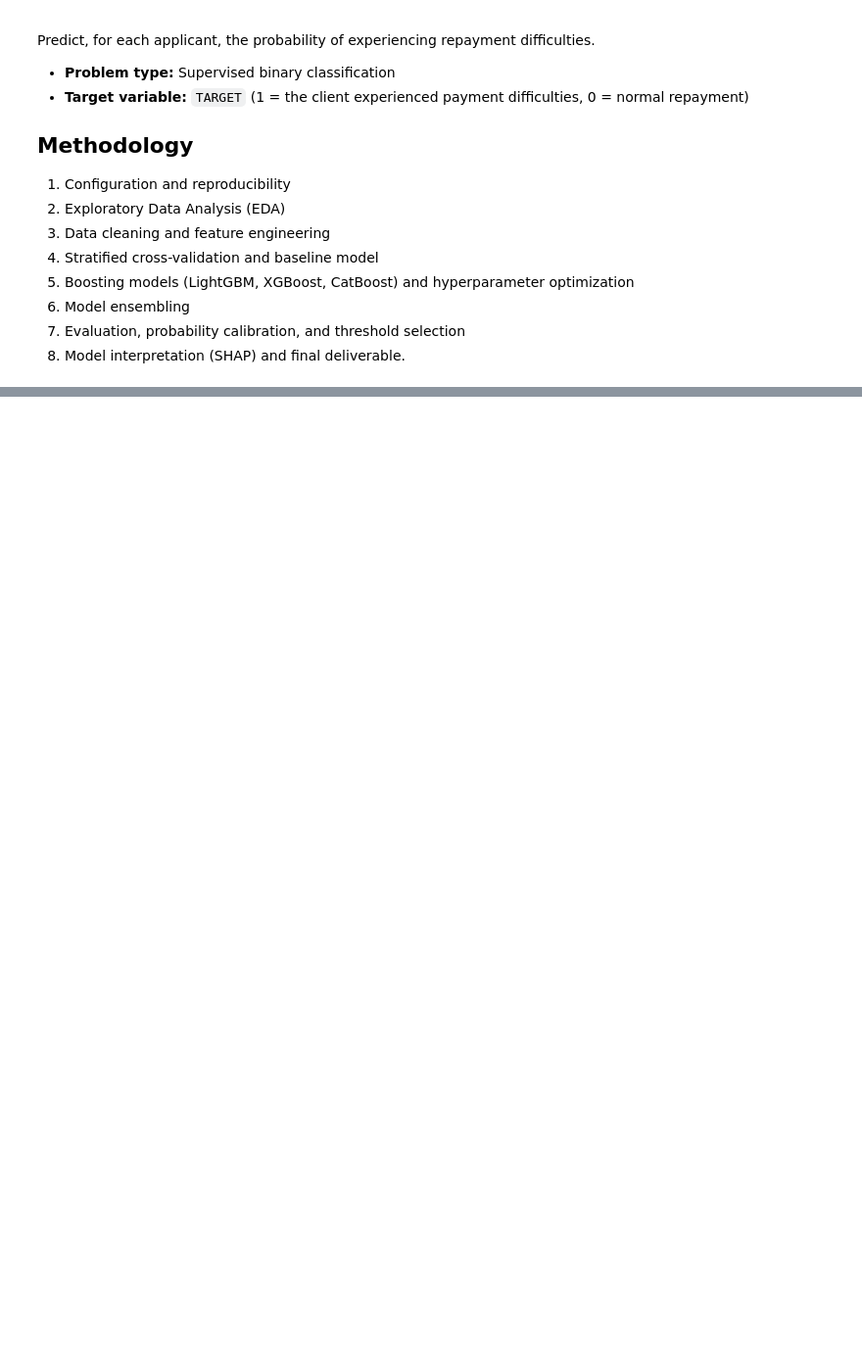
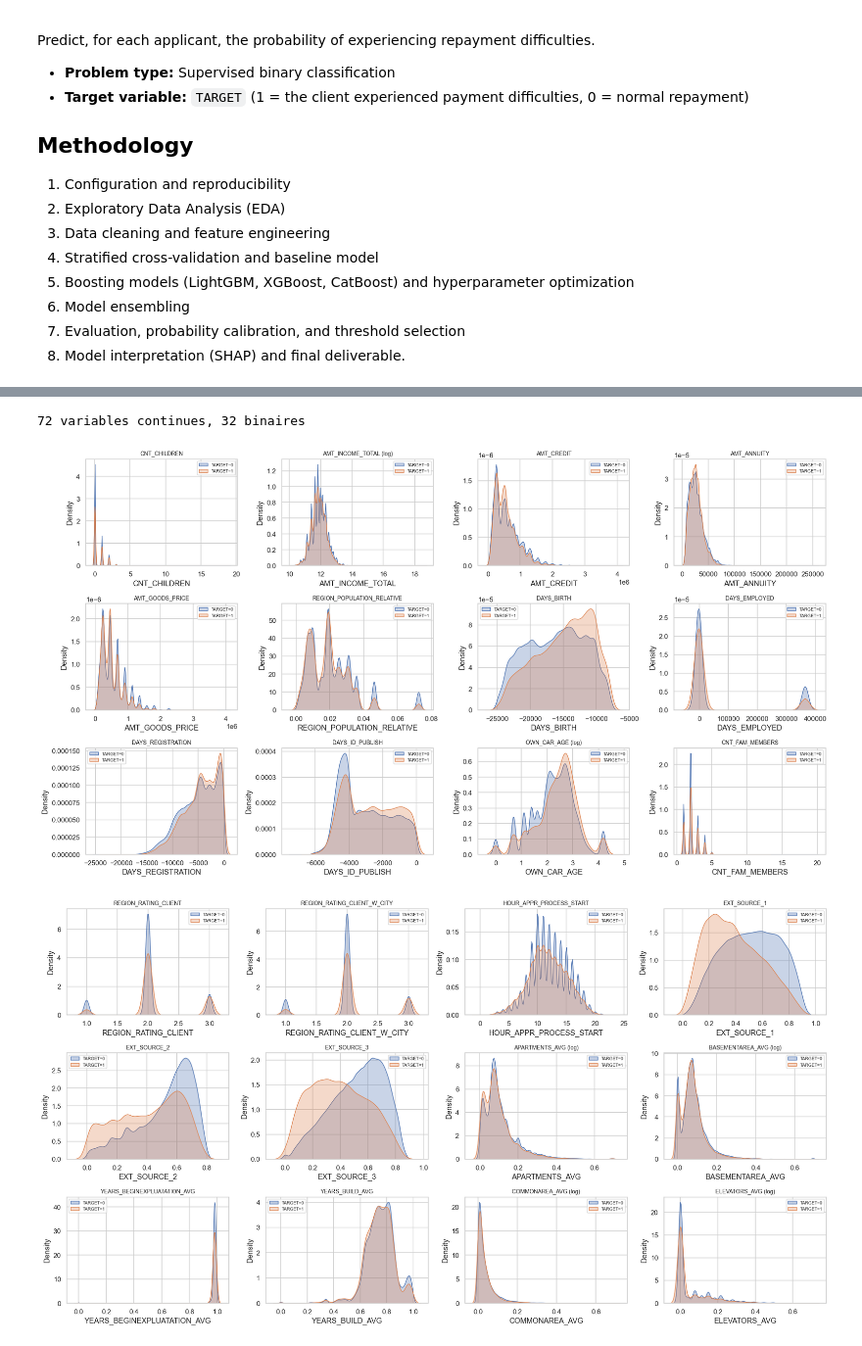
Before and after one commit to Anna21ATCHOU/Credit-Risk-Scoring, a Jupyter notebook: Notebooks/Home_credit_default_EDA.ipynb, the cells around one changed output, grey strips where cells are left out. Shown at 98% size. Cells and saved outputs as stored; diff of their text form; code cells hidden in the pictures; blank space fills up the shorter version.

```diff
--- a/Notebooks/Home_credit_default_EDA.ipynb
+++ b/Notebooks/Home_credit_default_EDA.ipynb
@@ -42,0 +274,35 @@ Predict, for each applicant, the probability of experiencing repayment difficult
+# %%
+def plot_distributions(df, cols, target="TARGET", ncols=4, save_path=None):
+    nrows = int(np.ceil(len(cols) / ncols))
+    fig, axes = plt.subplots(nrows, ncols, figsize=(4.5 * ncols, 3.3 * nrows))
+    for ax, col in zip(np.ravel(axes), cols):
+        s = df[col].dropna()
+        use_log = s.min() >= 0 and s.skew() > 2
+        for t in (0, 1):
+            x = df.loc[df[target] == t, col].dropna()
+            x = np.log1p(x) if use_log else x
+            if x.nunique() > 1:
+                sns.kdeplot(x, ax=ax, label=f"TARGET={t}", fill=True,
+                            common_norm=False, alpha=0.3)
+        ax.set_title(col + (" (log)" if use_log else ""), fontsize=9)
+        ax.legend(fontsize=7)
+    for ax in np.ravel(axes)[len(cols):]:
+        ax.axis("off")
+    plt.tight_layout()
+    if save_path:
+        fig.savefig(save_path, bbox_inches="tight")
+    plt.show()
+
+num_cols = [c for c in train.select_dtypes(include="number").columns
+            if c not in (TARGET, ID_COL)]
+binary_cols = [c for c in num_cols if train[c].dropna().nunique() <= 2]
+cont_cols = [c for c in num_cols if c not in binary_cols]
+print(len(cont_cols), "variables continues,", len(binary_cols), "binaires")
+
+for i in range(0, len(cont_cols), 12):
+    plot_distributions(train, cont_cols[i:i + 12],
+                       save_path=PATHS["figures"] / f"06_distributions_{i // 12 + 1}.png")
+# %% [output]
+72 variables continues, 32 binaires
+[figure, added]
+[figure, added]
```
Also changed, not shown: parts of 20 cells of this notebook, 10 other files.
